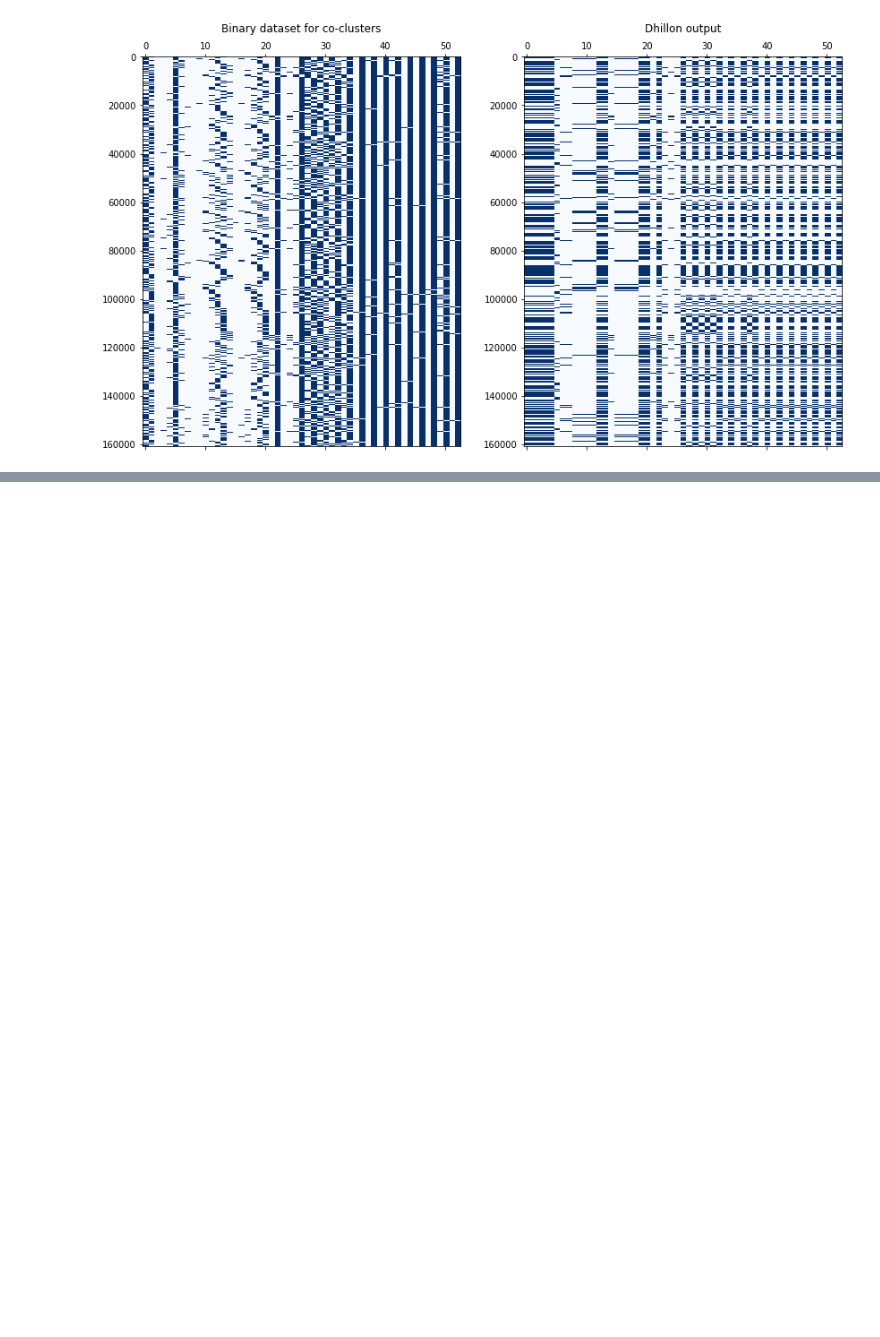
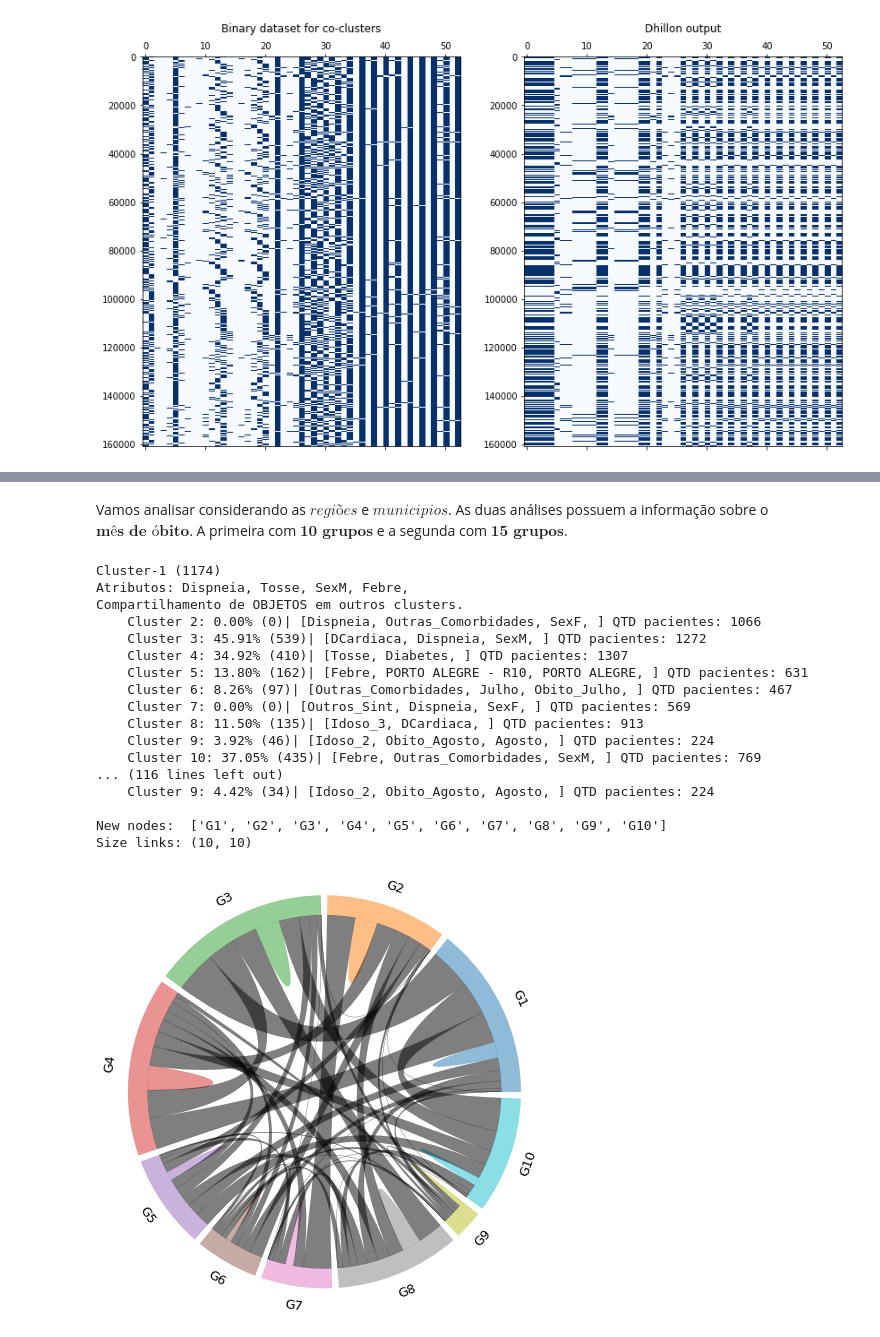
Before and after one commit to ricardogiuliani/lab_covid, a Jupyter notebook: dadosRS_binary_matrix_dictionary.ipynb, the cells around one changed output, grey strips where cells are left out. Cells and saved outputs as stored; diff of their text form; code cells hidden in the pictures; blank space fills up the shorter version.

```diff
--- a/dadosRS_binary_matrix_dictionary.ipynb
+++ b/dadosRS_binary_matrix_dictionary.ipynb
@@ -106,0 +375,28 @@ Text(0.5, 1.05, 'Dhillon output')
+# %% [markdown]
+Vamos analisar considerando as $regiões$ e $municipios$. As duas análises possuem a informação sobre o $\textbf{mês de óbito}$. A primeira com $\textbf{10 grupos}$ e a segunda com $\textbf{15 grupos}$.
+# %%
+file = "./output_clustering/20201030_death_res_k10_noNoise_county-region_y.txt"
+df_fimi = pd.read_csv(file, header=None, names=["transation"])
+columnClusters,rowClusters = processDocument(df_fimi)
+del df_fimi
+check_result(columnClusters,rowClusters,municipio_regiao_covid)
+chord_vis(columnClusters,rowClusters)
+# %% [output]
+Cluster-1 (1174)
+Atributos: Dispneia, Tosse, SexM, Febre,
+Compartilhamento de OBJETOS em outros clusters.
+    Cluster 2: 0.00% (0)| [Dispneia, Outras_Comorbidades, SexF, ] QTD pacientes: 1066
+    Cluster 3: 45.91% (539)| [DCardiaca, Dispneia, SexM, ] QTD pacientes: 1272
+    Cluster 4: 34.92% (410)| [Tosse, Diabetes, ] QTD pacientes: 1307
+    Cluster 5: 13.80% (162)| [Febre, PORTO ALEGRE - R10, PORTO ALEGRE, ] QTD pacientes: 631
+    Cluster 6: 8.26% (97)| [Outras_Comorbidades, Julho, Obito_Julho, ] QTD pacientes: 467
+    Cluster 7: 0.00% (0)| [Outros_Sint, Dispneia, SexF, ] QTD pacientes: 569
+    Cluster 8: 11.50% (135)| [Idoso_3, DCardiaca, ] QTD pacientes: 913
+    Cluster 9: 3.92% (46)| [Idoso_2, Obito_Agosto, Agosto, ] QTD pacientes: 224
+    Cluster 10: 37.05% (435)| [Febre, Outras_Comorbidades, SexM, ] QTD pacientes: 769
+... (116 lines left out)
+    Cluster 9: 4.42% (34)| [Idoso_2, Obito_Agosto, Agosto, ] QTD pacientes: 224
+
+New nodes:  ['G1', 'G2', 'G3', 'G4', 'G5', 'G6', 'G7', 'G8', 'G9', 'G10']
+Size links: (10, 10)
+[figure, added]
```
Also changed, not shown: parts of 51 cells of this notebook, 25 other files.
